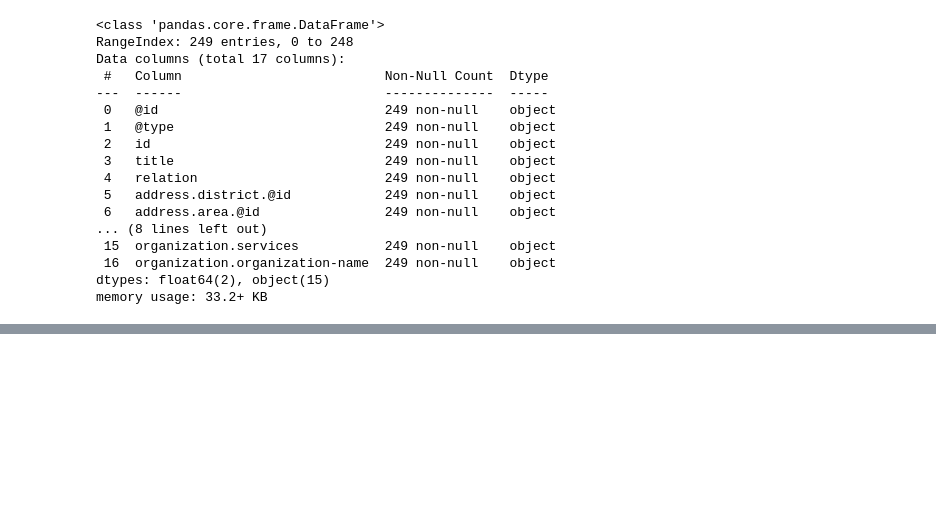
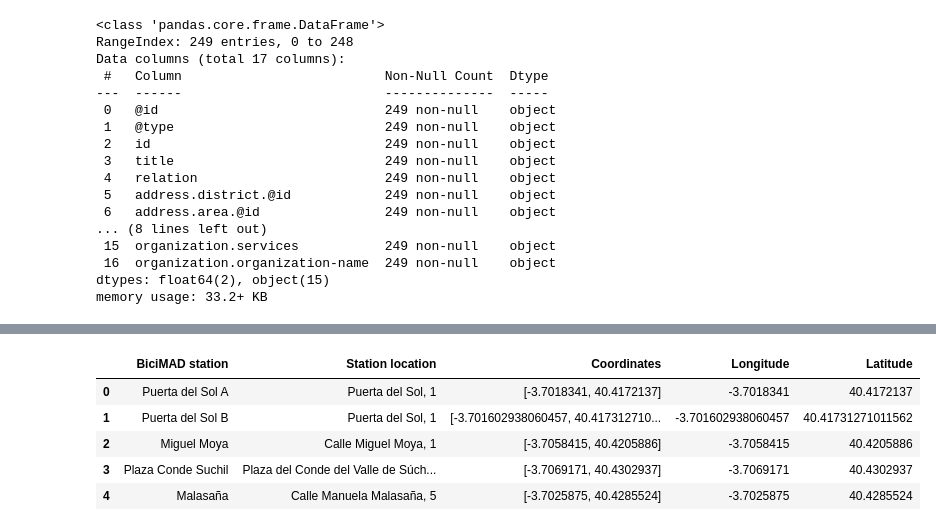
Before and after one commit to MargaMontV/project-module-1, a Jupyter notebook: notebooks/pm1_notebook.ipynb, the cells around one changed output, grey strips where cells are left out. Saved outputs shown, nothing was run; the diff lists cells and outputs as text; code cells hidden in the pictures; blank space fills up the shorter version.

```diff
--- a/notebooks/pm1_notebook.ipynb
+++ b/notebooks/pm1_notebook.ipynb
@@ -104,0 +145,3 @@ df_col_pub_3.head()
+# %%
+bicimad_stations = pd.read_csv('../data/bicimad_stations.csv')
+bicimad_stations.head()
@@ -104,0 +155,3 @@ df_col_pub_3.head()
+# %%
+bicimad_stations["Station location"] = bicimad_stations["Station location"].str.replace(" nº", ",")
+bicimad_stations.head()
@@ -104,0 +165,14 @@ df_col_pub_3.head()
+# %%
+bicimad_stations["Longitude"] = bicimad_stations["Coordinates"].str.split(",",
+                        expand = True)[0].str.split("[", expand = True)[1]
+bicimad_stations["Latitude"] = bicimad_stations["Coordinates"].str.split(",",
+                        expand = True)[1].str.split("]", expand = True)[0]
+bicimad_stations["BiciMAD station"] = bicimad_stations["BiciMAD station"].str.split("- ", expand = True)[1]
+bicimad_stations.head()
+# %% [output]
+|  | BiciMAD station | Station location | Coordinates | Longitude | Latitude |
+| 0 | Puerta del Sol A | Puerta del Sol, 1 | [-3.7018341, 40.4172137] | -3.7018341 | 40.4172137 |
+| 1 | Puerta del Sol B | Puerta del Sol, 1 | [-3.701602938060457, 40.417312710... | -3.701602938060457 | 40.41731271011562 |
+| 2 | Miguel Moya | Calle Miguel Moya, 1 | [-3.7058415, 40.4205886] | -3.7058415 | 40.4205886 |
+| 3 | Plaza Conde Suchil | Plaza del Conde del Valle de Súch... | [-3.7069171, 40.4302937] | -3.7069171 | 40.4302937 |
+| 4 | Malasaña | Calle Manuela Malasaña, 5 | [-3.7025875, 40.4285524] | -3.7025875 | 40.4285524 |
```
Also changed, not shown: parts of 24 cells of this notebook, 3 other files.
